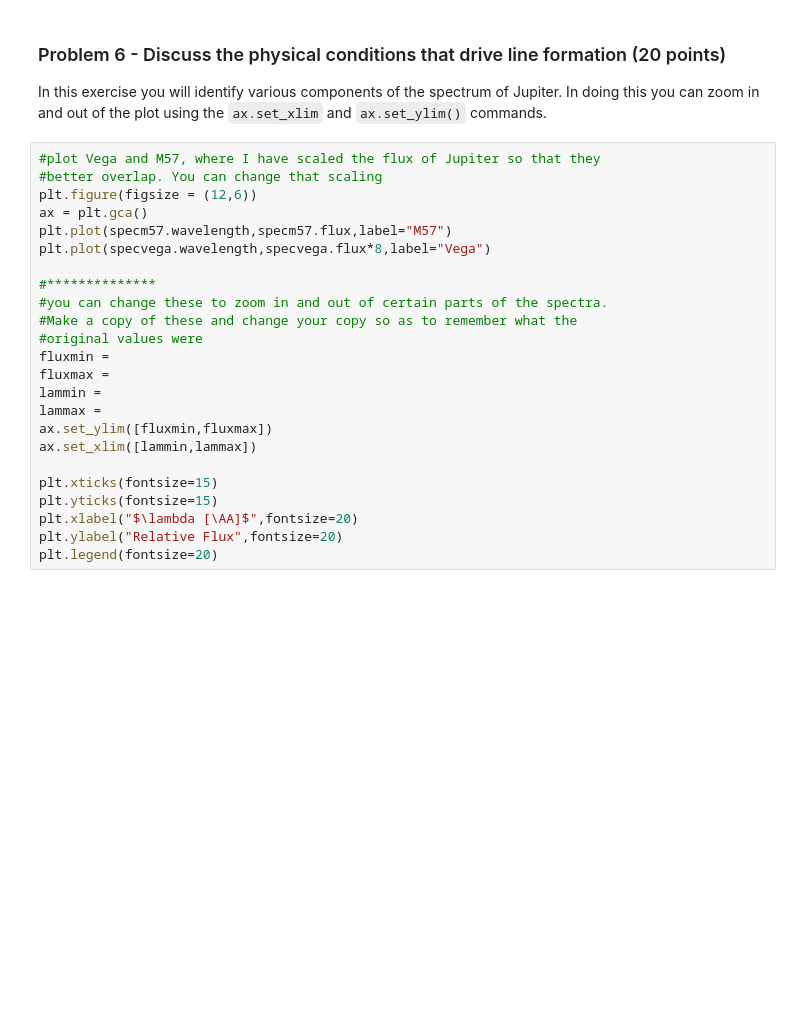
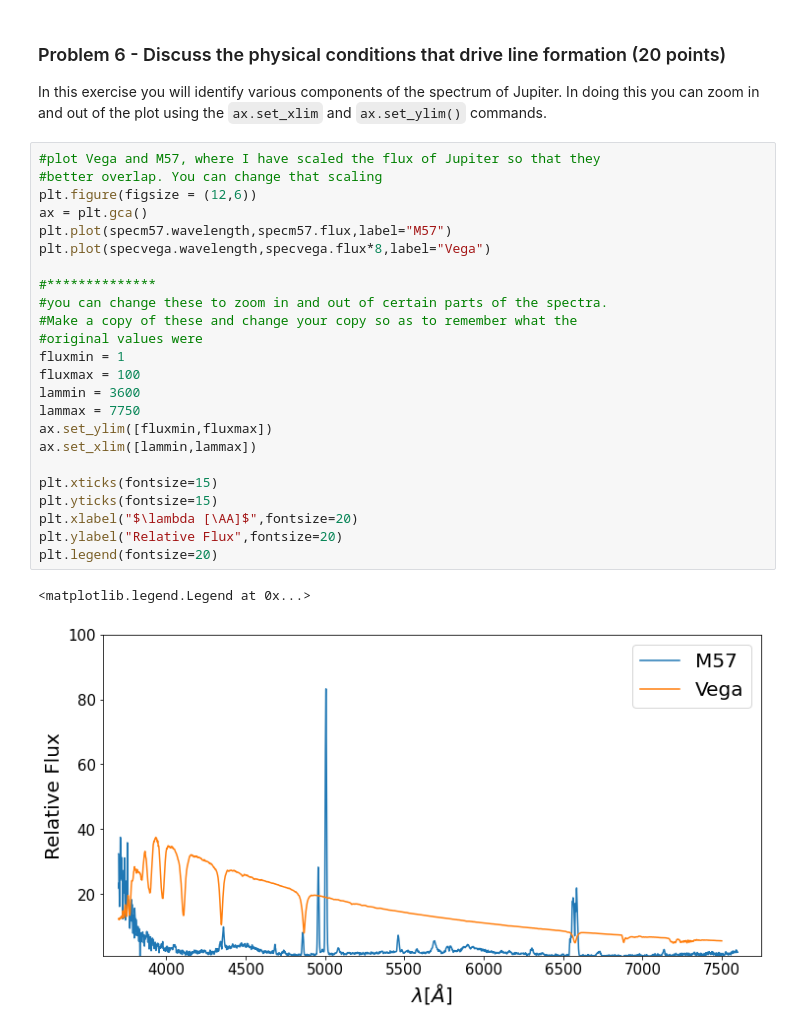
Before and after one commit to cadawata/Real_analysis, a Jupyter notebook: analysis_real_spectra.student.ipynb, the cells around one changed output. Saved outputs shown, nothing was run; the diff lists cells and outputs as text; blank space fills up the shorter version.

```diff
--- a/analysis_real_spectra.student.ipynb
+++ b/analysis_real_spectra.student.ipynb
@@ -486,27 +533,30 @@ In this exercise you will identify various components of the spectrum of Jupiter
 # %%
 #plot Vega and M57, where I have scaled the flux of Jupiter so that they
 #better overlap. You can change that scaling
 plt.figure(figsize = (12,6))
 ax = plt.gca()
 plt.plot(specm57.wavelength,specm57.flux,label="M57")
 plt.plot(specvega.wavelength,specvega.flux*8,label="Vega")
 
 #**************
 #you can change these to zoom in and out of certain parts of the spectra.
 #Make a copy of these and change your copy so as to remember what the
 #original values were
-fluxmin =
-fluxmax =
-lammin =
-lammax =
+fluxmin = 1
+fluxmax = 100
+lammin = 3600
+lammax = 7750
 ax.set_ylim([fluxmin,fluxmax])
 ax.set_xlim([lammin,lammax])
 
 plt.xticks(fontsize=15)
 plt.yticks(fontsize=15)
 plt.xlabel("$\lambda [\AA]$",fontsize=20)
 plt.ylabel("Relative Flux",fontsize=20)
 plt.legend(fontsize=20)
+# %% [output]
+<matplotlib.legend.Legend at 0x...>
+[figure, added]
 # %% [markdown]
 There are lines in common between M57 and Vega but they are in absorption in Vega and in Emission in M57. Note that the lines do not perfectly line up in wavelength as the M57 spectrum has not been perfectly wavelength calibrated.
 
```
Also changed, not shown: parts of 14 cells of this notebook.
